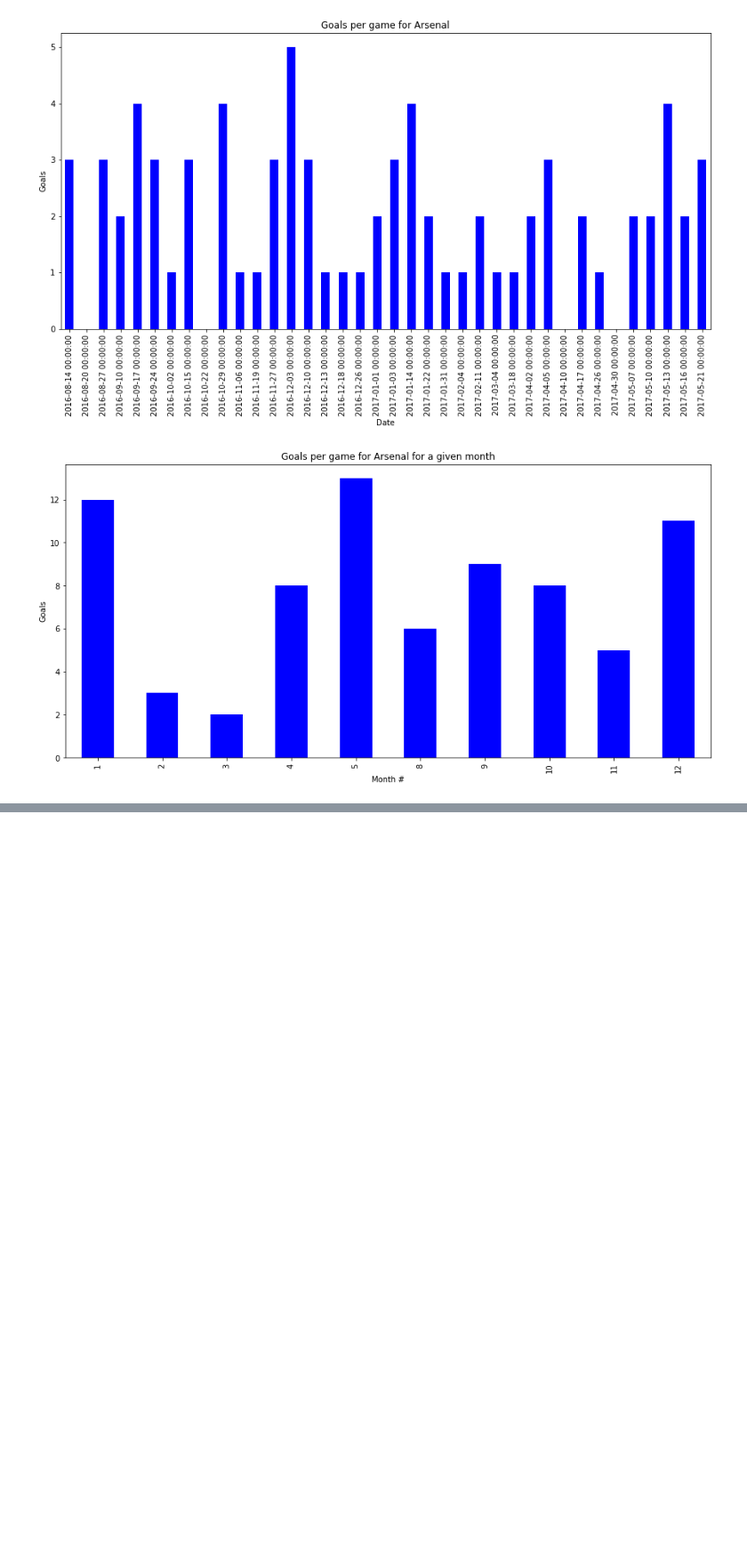
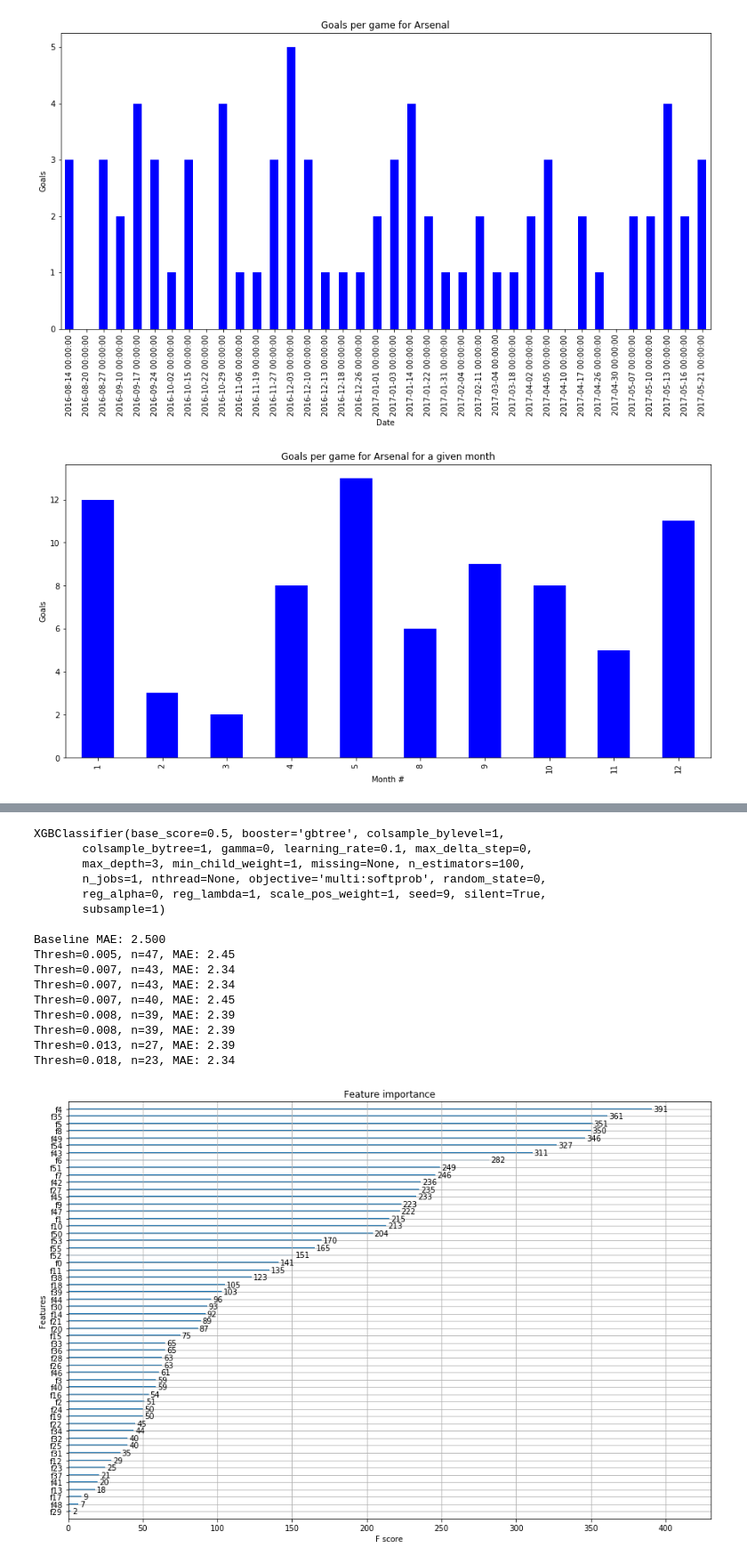
Before and after one commit to Quantzz/TonsserData, a Jupyter notebook: Tonsser.ipynb, the cells around one changed output, grey strips where cells are left out. Shown at 89% size. Saved outputs shown, nothing was run; the diff lists cells and outputs as text; code cells hidden in the pictures; blank space fills up the shorter version.

```diff
--- a/main.ipynb
+++ b/Tonsser.ipynb
@@ -147,0 +283,27 @@ ax.set_xlabel("Month #");
+# %%
+# Get total cornerkicks in a game.
+df_num['TC'] = df_num['AC'] + df_num['HC']
+# %%
+y = df_num['TC'].values
+Xs = df_num.drop(["TC","AC", "HC"], axis=1)
+X = Xs.values
+# %%
+grad_boost(X,y)
+# %% [output]
+XGBClassifier(base_score=0.5, booster='gbtree', colsample_bylevel=1,
+       colsample_bytree=1, gamma=0, learning_rate=0.1, max_delta_step=0,
+       max_depth=3, min_child_weight=1, missing=None, n_estimators=100,
+       n_jobs=1, nthread=None, objective='multi:softprob', random_state=0,
+       reg_alpha=0, reg_lambda=1, scale_pos_weight=1, seed=9, silent=True,
+       subsample=1)
+
+Baseline MAE: 2.500
+Thresh=0.005, n=47, MAE: 2.45
+Thresh=0.007, n=43, MAE: 2.34
+Thresh=0.007, n=43, MAE: 2.34
+Thresh=0.007, n=40, MAE: 2.45
+Thresh=0.008, n=39, MAE: 2.39
+Thresh=0.008, n=39, MAE: 2.39
+Thresh=0.013, n=27, MAE: 2.39
+Thresh=0.018, n=23, MAE: 2.34
+[figure, added]
```
Also changed, not shown: parts of 26 cells of this notebook, 6 other files.
